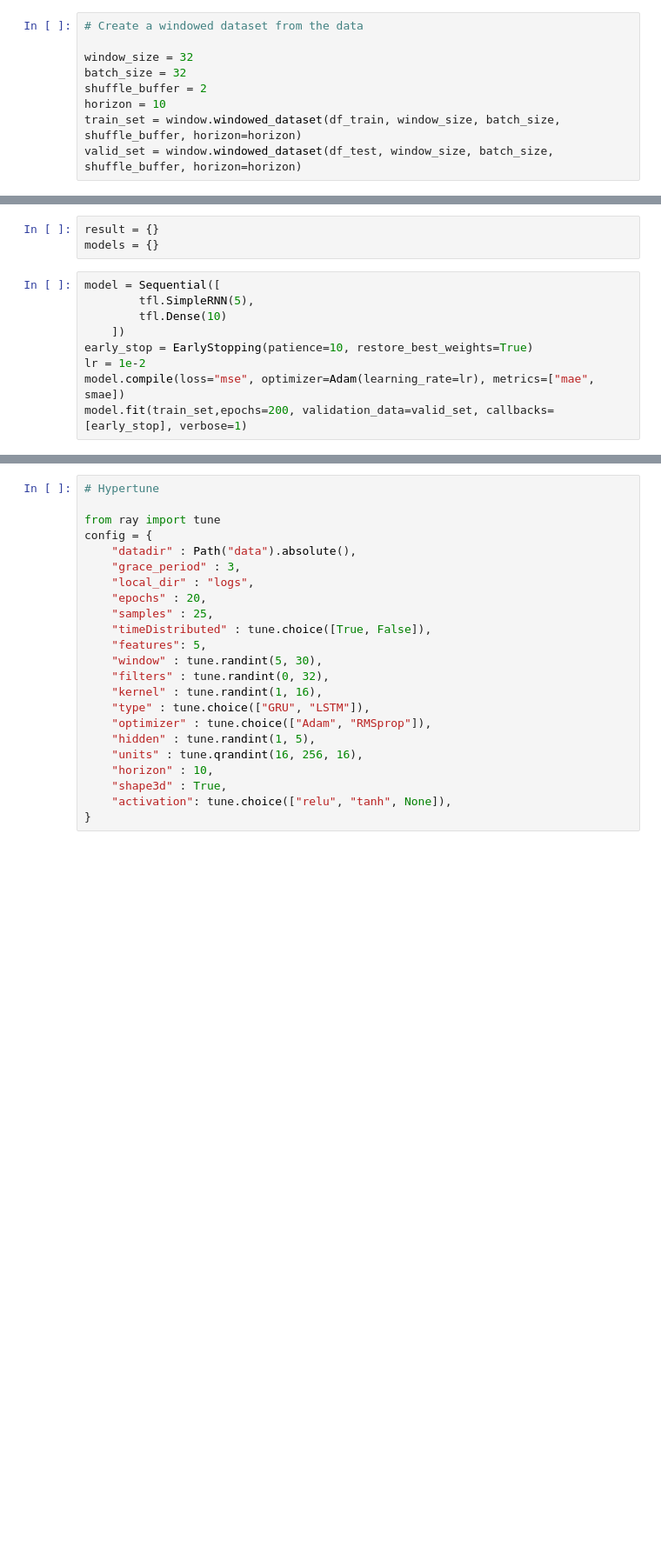
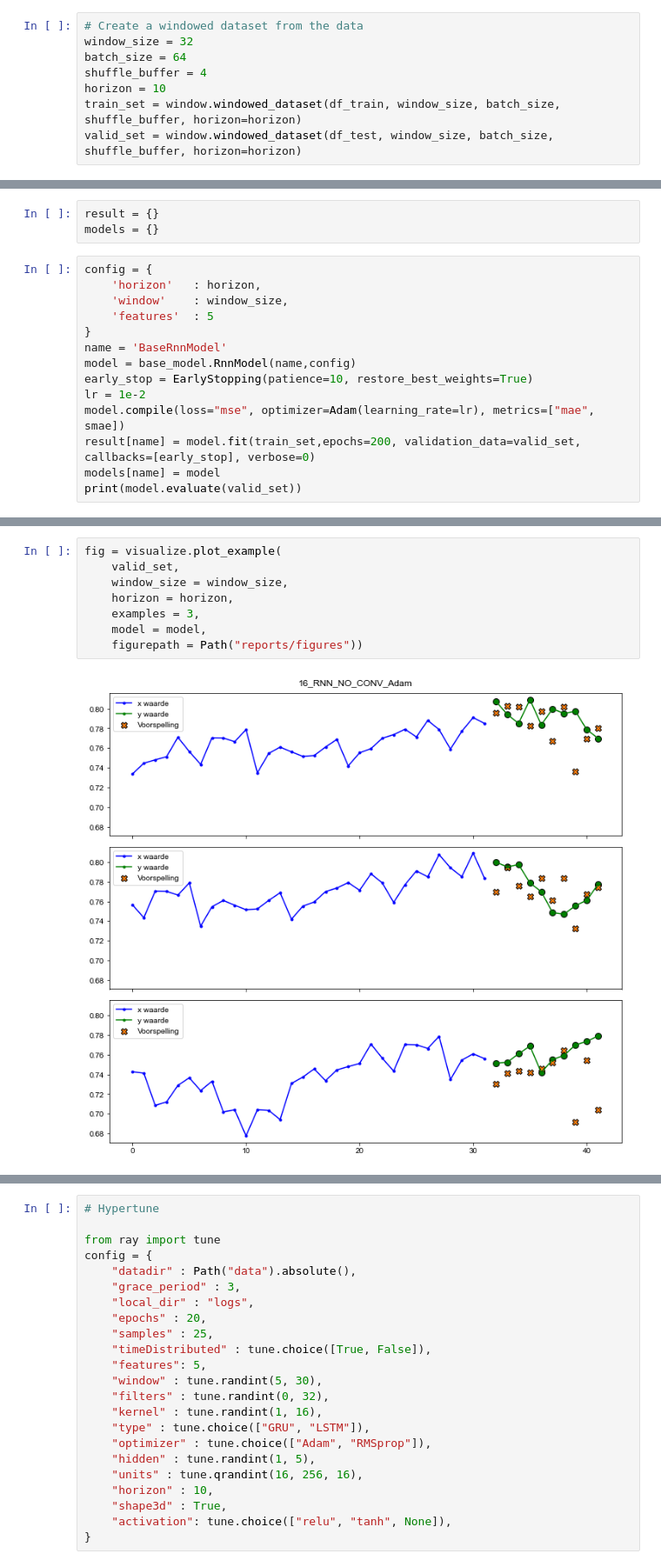
Before and after one commit to Merijn68/BondTrading, a Jupyter notebook: 05_adding_feartures.ipynb, the cells around one changed output, grey strips where cells are left out. Shown at 87% size. Cells and saved outputs as stored; diff of their text form; blank space fills up the shorter version.

```diff
--- a/05_adding_feartures.ipynb
+++ b/05_adding_feartures.ipynb
@@ -144,10 +88,9 @@ leg = plt.legend(loc='lower right')
 [figure]
 # %%
 # Create a windowed dataset from the data
-
 window_size = 32
-batch_size = 32
-shuffle_buffer = 2
+batch_size = 64
+shuffle_buffer = 4
 horizon = 10
 train_set = window.windowed_dataset(df_train, window_size, batch_size, shuffle_buffer, horizon=horizon)
 valid_set = window.windowed_dataset(df_test, window_size, batch_size, shuffle_buffer, horizon=horizon)
@@ -176,12 +117,17 @@ x.shape, y.shape
 result = {}
 models = {}
 # %%
-model = Sequential([
-        tfl.SimpleRNN(5),
-        tfl.Dense(10)
-    ])
+config = {
+    'horizon'   : horizon,
+    'window'    : window_size,
+    'features'  : 5
+}
+name = 'BaseRnnModel'
+model = base_model.RnnModel(name,config)
 early_stop = EarlyStopping(patience=10, restore_best_weights=True)
 lr = 1e-2
 model.compile(loss="mse", optimizer=Adam(learning_rate=lr), metrics=["mae", smae])
-model.fit(train_set,epochs=200, validation_data=valid_set, callbacks=[early_stop], verbose=1)
+result[name] = model.fit(train_set,epochs=200, validation_data=valid_set, callbacks=[early_stop], verbose=0)
+models[name] = model
+print(model.evaluate(valid_set))
 # %% [output]
@@ -205,0 +136,10 @@ Epoch 15/200
+# %%
+fig = visualize.plot_example(
+    valid_set,
+    window_size = window_size,
+    horizon = horizon,
+    examples = 3,
+    model = model,
+    figurepath = Path("reports/figures"))
+# %% [output]
+[figure, added]
```
Also changed, not shown: parts of 23 cells of this notebook, 15 other files.
